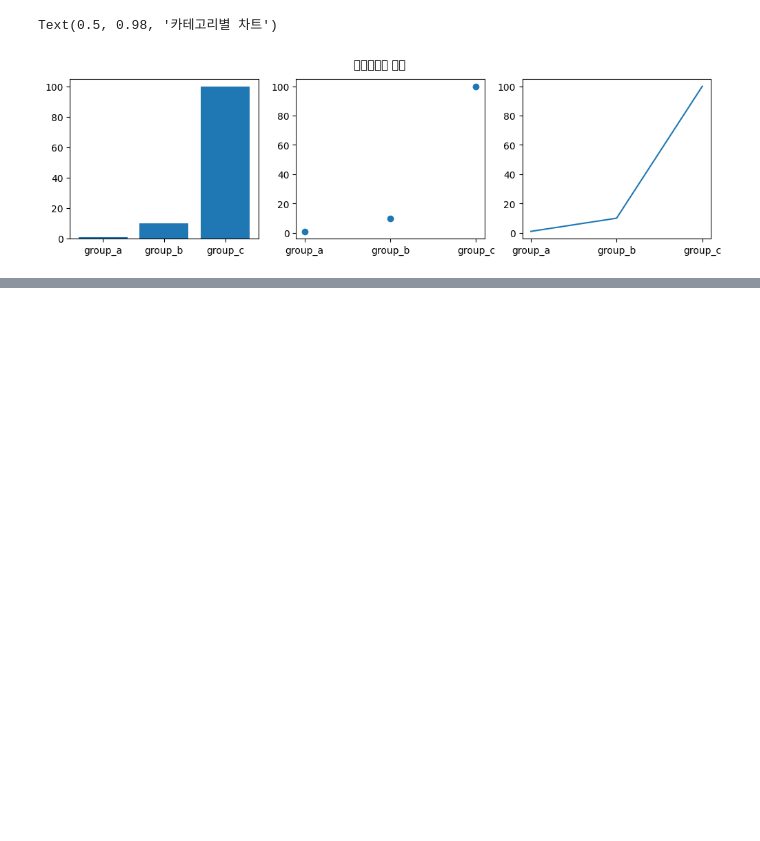
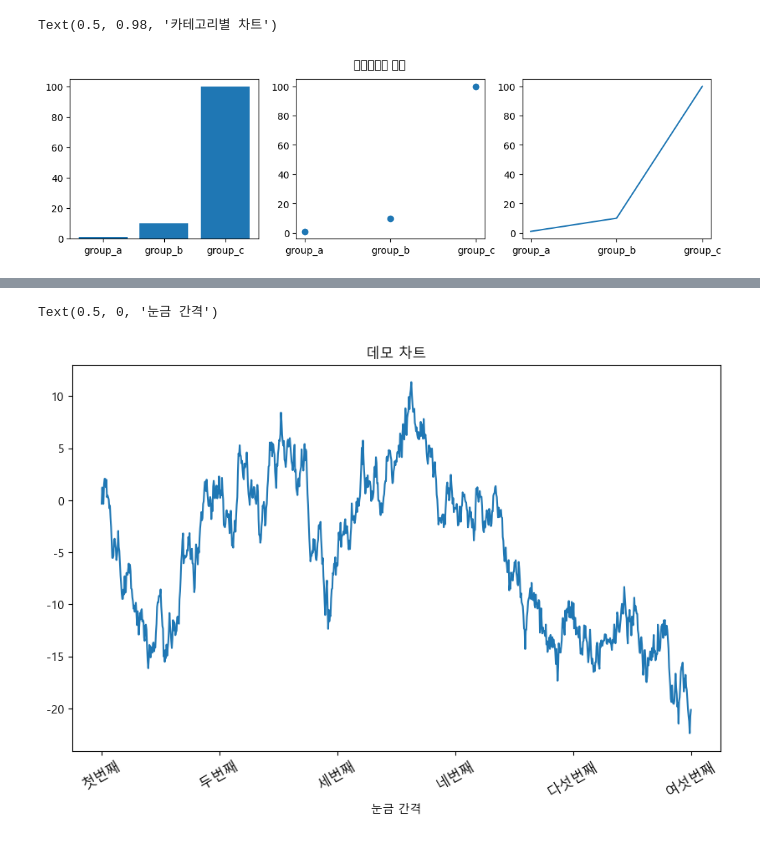
Before and after one commit to livemania/python_basic, a Jupyter notebook: matplotlib_ex.ipynb, the cells around one changed output, grey strips where cells are left out. Saved outputs shown, nothing was run; the diff lists cells and outputs as text; code cells hidden in the pictures; blank space fills up the shorter version.

```diff
--- a/matplotlib_ex.ipynb
+++ b/matplotlib_ex.ipynb
@@ -90,0 +102,11 @@ else:
+# %%
+fig = plt.figure(figsize=(10, 6))
+ax = fig.add_subplot(1,1,1)
+ax.plot(np.random.randn(1000).cumsum()) # 정규 분포 난수 발생, 누적합(Comulative sum, 랜덤하게 움직이는 값들을 계속 누적해서 경로를 만듬)
+ticks = ax.set_xticks([0,200,400,600, 800, 1000])
+labels = ax.set_xticklabels(['첫번째', '두번째', '세번째', '네번째', '다섯번째','여섯번째'], rotation=30, fontsize='large')
+ax.set_title('데모 차트')
+ax.set_xlabel('눈금 간격')
+# %% [output]
+Text(0.5, 0, '눈금 간격')
+[figure, added]
```
Also changed, not shown: parts of 22 cells of this notebook.
